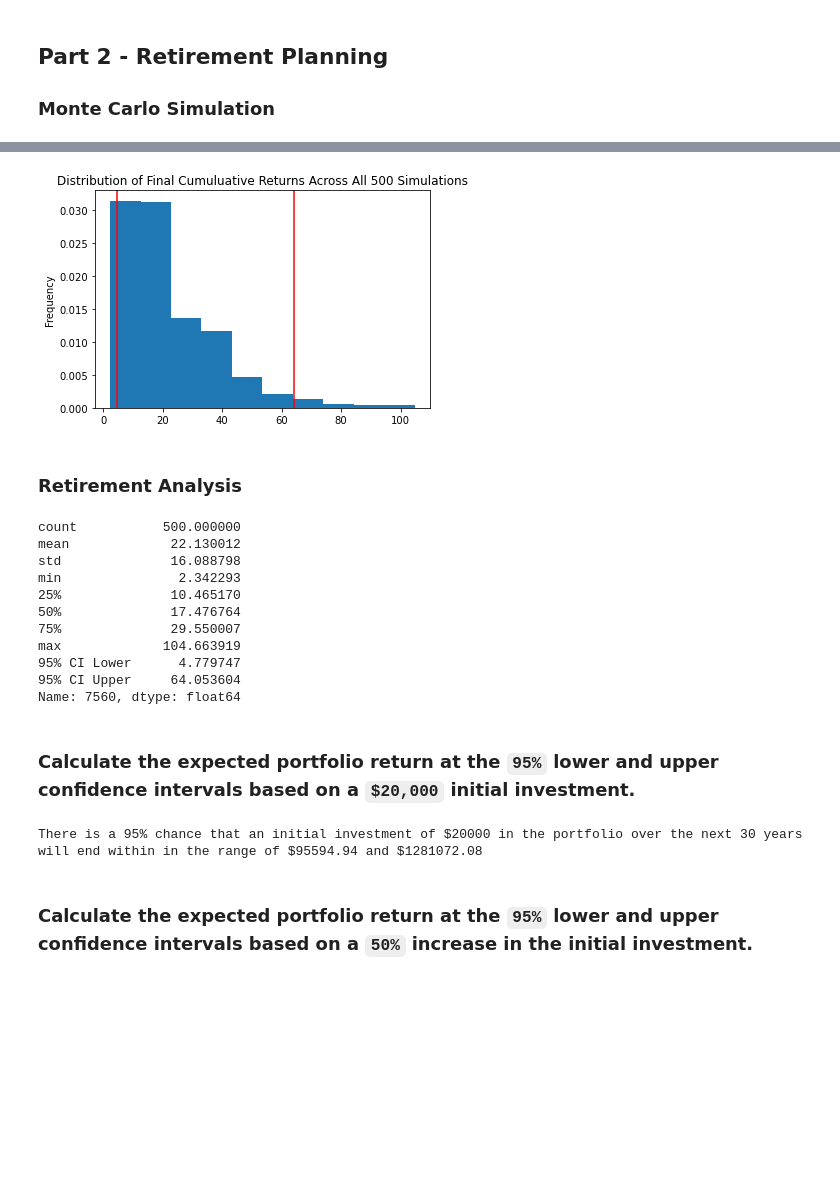
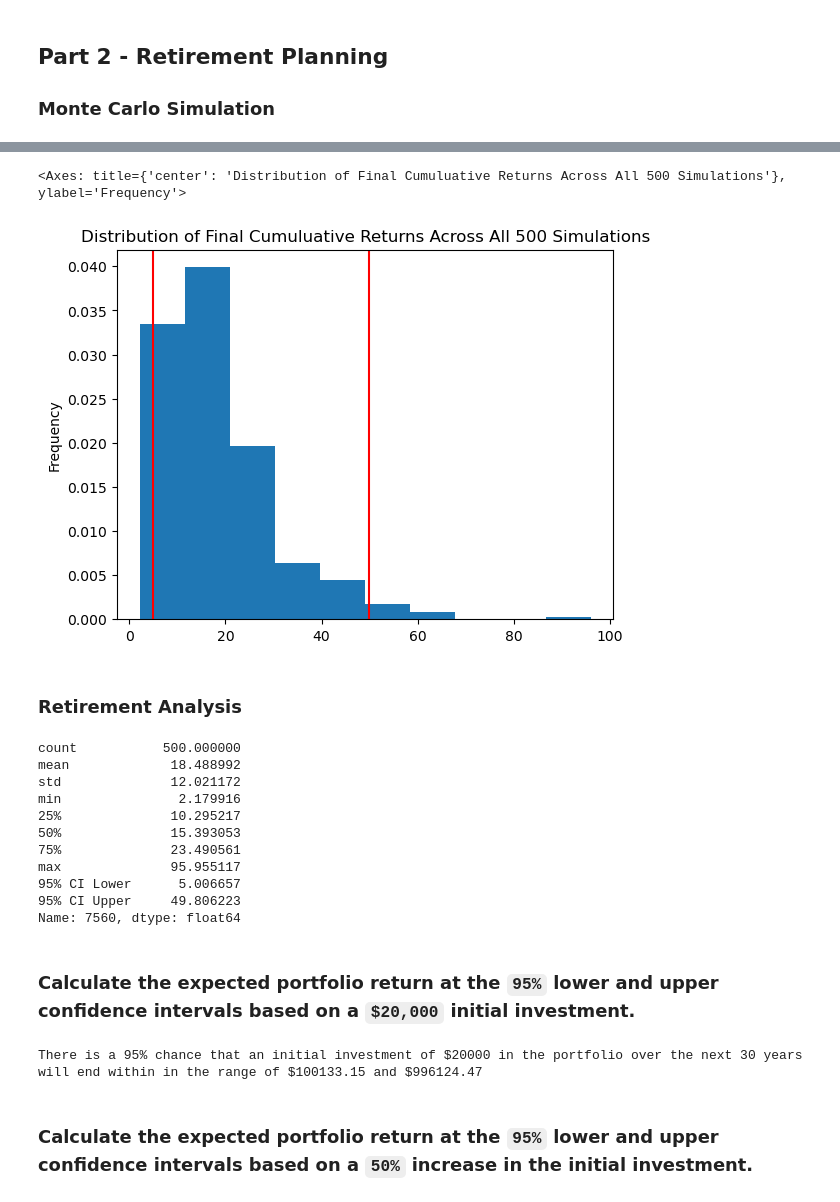
Before and after one commit to sobiiyver/Module-5-Challenge---Financial-planner.ipynb, a Jupyter notebook: financial-planner.ipynb, the cells around one changed output, grey strips where cells are left out. Cells and saved outputs as stored; diff of their text form; code cells hidden in the pictures; blank space fills up the shorter version.

```diff
--- a/financial-planner.ipynb
+++ b/financial-planner.ipynb
@@ -56,0 +77,7 @@ my_spy = 50
+# %%
+#Defining the alpaca api key as api_key and secret_key Alpaca API key and secret key variables, then create the Alpaca API object using the `tradeapi.REST` function from the Alpaca SDK.
+alpaca_api_key = os.getenv('ALPACA_API_KEY')
+alpaca_secret_key = os.getenv('ALPACA_SECRET_KEY')
+print(alpaca_api_key, alpaca_secret_key)
+# Create the Alpaca API object
+api = tradeapi.REST(alpaca_api_key, alpaca_secret_key,api_version="v2")
@@ -152,15 +196,17 @@ start_date = pd.Timestamp('2016-05-01', tz='America/New_York').isoformat()
 end_date = pd.Timestamp('2021-05-01', tz='America/New_York').isoformat()
 # %%
 # Get 5 years' worth of historical data for SPY and AGG
-# YOUR CODE HERE!
+tickers_5yr_df = api.get_bars(tickers, timeframe, start = start_date, end = end_date).df
 
 # Reorganize the DataFrame
 # Separate ticker data
-# YOUR CODE HERE!
+agg_5yr_df = tickers_5yr_df[tickers_5yr_df['symbol']=='AGG'].drop('symbol', axis=1)
+
+spy_5yr_df = tickers_5yr_df[tickers_5yr_df['symbol']=='SPY'].drop('symbol', axis=1)
 
 
 # Concatenate the ticker DataFrames
-# YOUR CODE HERE!
+df_stock_data = pd.concat([agg_5yr_df, spy_5yr_df], axis=1, keys=['AGG','SPY'])
 
 # Display sample data
 df_stock_data.head()
@@ -176,5 +222,5 @@ df_stock_data.head()
 # %%
 # Configuring a Monte Carlo simulation to forecast 30 years cumulative returns
-# YOUR CODE HERE!
+MC_30years = MCSimulation(portfolio_data = df_stock_data, weights=[0.40,0.60],num_simulation = 500,num_trading_days = 252*30)
 # %%
 # Printing the simulation input data
@@ -230,27 +244,28 @@ Running Monte Carlo simulation number 490.
 # %%
 # Plot probability distribution and confidence intervals
-# YOUR CODE HERE!
+MC_30years.plot_distribution()
 # %% [output]
+<Axes: title={'center': 'Distribution of Final Cumuluative Returns Across All 500 Simulations'}, ylabel='Frequency'>
-[figure, old version]
+[figure, new version]
 # %% [markdown]
 ### Retirement Analysis
 # %%
 # Fetch summary statistics from the Monte Carlo simulation results
-# YOUR CODE HERE!
+MC_30years_summary = MC_30years.summarize_cumulative_return()
 
 # Print summary statistics
-# YOUR CODE HERE!
+print (MC_30years_summary)
 # %% [output]
 count           500.000000
-mean             22.130012
-std              16.088798
-min               2.342293
-25%              10.465170
-50%              17.476764
-75%              29.550007
-max             104.663919
-95% CI Lower      4.779747
-95% CI Upper     64.053604
+mean             18.488992
+std              12.021172
+min               2.179916
+25%              10.295217
+50%              15.393053
+75%              23.490561
+max              95.955117
+95% CI Lower      5.006657
+95% CI Upper     49.806223
 Name: 7560, dtype: float64
 # %% [markdown]
 ### Calculate the expected portfolio return at the `95%` lower and upper confidence intervals based on a `$20,000` initial investment.
@@ -259,14 +274,15 @@ Name: 7560, dtype: float64
 initial_investment = 20000
 
 # Use the lower and upper `95%` confidence intervals to calculate the range of the possible outcomes of our $20,000
-# YOUR CODE HERE!
+ci_lower = round(MC_30years_summary[8]*initial_investment,2)
+ci_upper = round(MC_30years_summary[9]*initial_investment,2)
 
 # Print results
 print(f"There is a 95% chance that an initial investment of ${initial_investment} in the portfolio"
       f" over the next 30 years will end within in the range of"
       f" ${ci_lower} and ${ci_upper}")
 # %% [output]
-There is a 95% chance that an initial investment of $20000 in the portfolio over the next 30 years will end within in the range of $95594.94 and $1281072.08
+There is a 95% chance that an initial investment of $20000 in the portfolio over the next 30 years will end within in the range of $100133.15 and $996124.47
 # %% [markdown]
 ### Calculate the expected portfolio return at the `95%` lower and upper confidence intervals based on a `50%` increase in the initial investment.
 # %%
```
Also changed, not shown: parts of 39 cells of this notebook, 5 other files.
